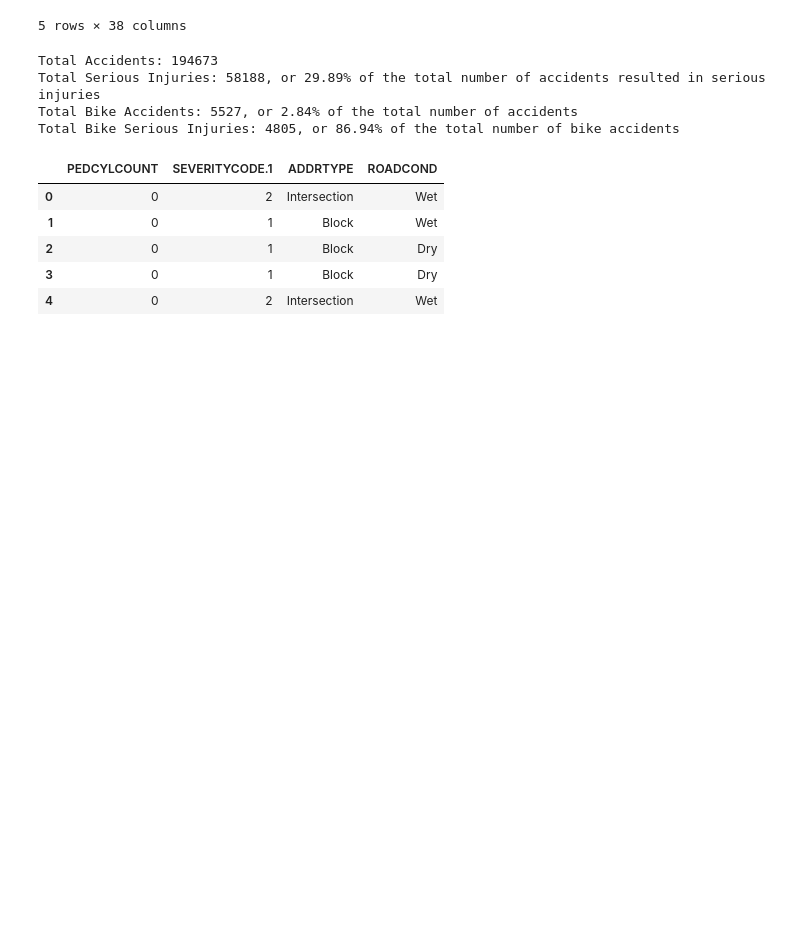
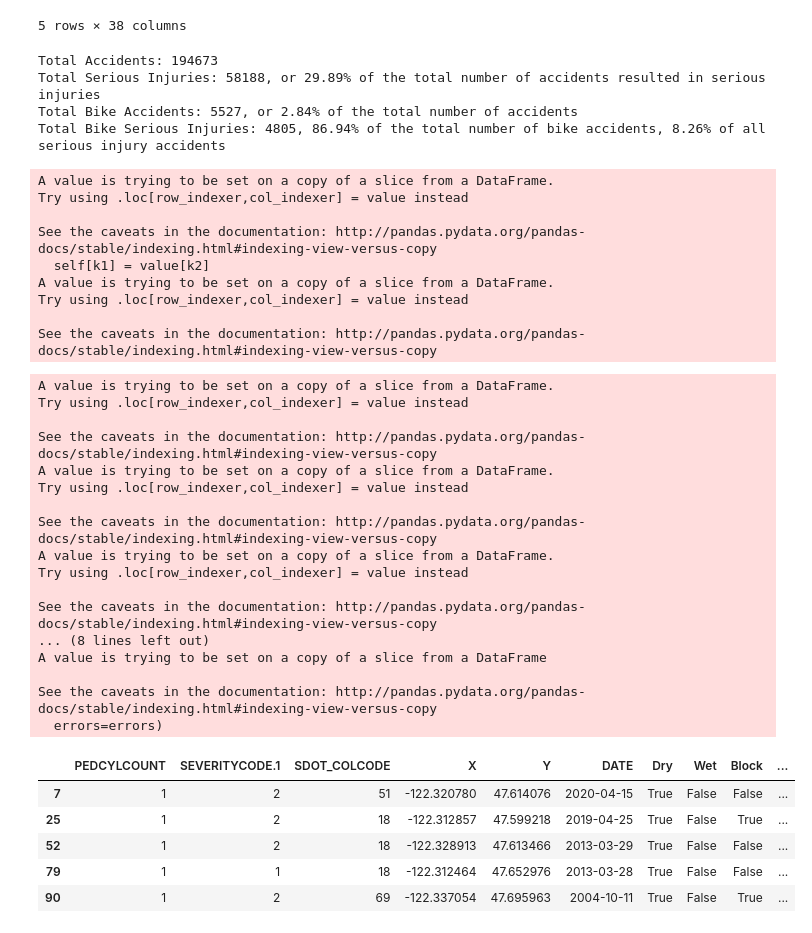
Before and after one commit to psilly-rabbit/Coursera_Capstone, a Jupyter notebook: Capstone Data Exploration.ipynb, the cells around one changed output. Drawn from its saved outputs; the diff is of its cells as text; code cells hidden in the pictures; blank space fills up the shorter version.

```diff
--- a/Capstone Data Exploration.ipynb
+++ b/Capstone Data Exploration.ipynb
@@ -32,23 +56,69 @@ for row in range(totalaccidents):
     if (df_og['PEDCYLCOUNT'][row] >= 1) and ((df_og['SEVERITYCODE.1'][row]) >= 2):
         total_bike_ser_inj = total_bike_ser_inj + 1
 percent_total_bike_ser_inj = round(((total_bike_ser_inj/totalbikes)*100),2)
-print(F"Total Bike Serious Injuries: {total_bike_ser_inj}, or {percent_total_bike_ser_inj}% of the total number of bike accidents")
+percent_bike_ser_inj_tototal = round(((total_bike_ser_inj/total_ser_inj)*100),2)
+print(F"Total Bike Serious Injuries: {total_bike_ser_inj}, {percent_total_bike_ser_inj}% of the total number of bike accidents, {percent_bike_ser_inj_tototal}% of all serious injury accidents ")
 # %% [output]
 Total Accidents: 194673
 Total Serious Injuries: 58188, or 29.89% of the total number of accidents resulted in serious injuries
 Total Bike Accidents: 5527, or 2.84% of the total number of accidents
-Total Bike Serious Injuries: 4805, or 86.94% of the total number of bike accidents
+Total Bike Serious Injuries: 4805, 86.94% of the total number of bike accidents, 8.26% of all serious injury accidents
 # %%
 # create a bike accident and location df
-df_loc_roadcond = df_og[['PEDCYLCOUNT', 'SEVERITYCODE.1', 'ADDRTYPE','ROADCOND']]
+df_loc_roadcond = df_og[['PEDCYLCOUNT', 'SEVERITYCODE.1', 'ADDRTYPE','ROADCOND','SDOT_COLCODE', 'X', 'Y', 'INCDATE']]
 location_len= len(df_loc_roadcond.index)
-df_loc_roadcond.head(5)
+df_loc_roadcond[['DATE','DROP']] = df_loc_roadcond.INCDATE.str.split(expand=True)
+df_loc_roadcond['DATE'] = pd.to_datetime(df_loc_roadcond['DATE'])
 # %% [output]
-|  | PEDCYLCOUNT | SEVERITYCODE.1 | ADDRTYPE | ROADCOND |
-| 0 | 0 | 2 | Intersection | Wet |
-| 1 | 0 | 1 | Block | Wet |
-| 2 | 0 | 1 | Block | Dry |
-| 3 | 0 | 1 | Block | Dry |
-| 4 | 0 | 2 | Intersection | Wet |
+A value is trying to be set on a copy of a slice from a DataFrame.
+Try using .loc[row_indexer,col_indexer] = value instead
+
+See the caveats in the documentation: http://pandas.pydata.org/pandas-docs/stable/indexing.html#indexing-view-versus-copy
+  self[k1] = value[k2]
+A value is trying to be set on a copy of a slice from a DataFrame.
+Try using .loc[row_indexer,col_indexer] = value instead
+
+See the caveats in the documentation: http://pandas.pydata.org/pandas-docs/stable/indexing.html#indexing-view-versus-copy
+# %%
+# drop all non-bike collisions from table
+df_final = df_loc_roadcond[df_loc_roadcond['PEDCYLCOUNT'] > 0]
+
+# Set Columns for Dry and Wet Roads
+df_final['Dry'] = np.where(df_final['ROADCOND'].str.contains("Dry"), True, False)
+df_final['Wet'] = np.where(df_final['ROADCOND'].str.contains("Wet"), True, False)
+
+# Set Columns for Alley, Intersections, and Block
+df_final['Block'] = np.where(df_final['ADDRTYPE'].str.contains("Block"), True, False)
+df_final['Intersection'] = np.where(df_final['ADDRTYPE'].str.contains("Intersection"), True, False)
+df_final['Alley'] = np.where(df_final['ADDRTYPE'].str.contains("Alley"), True, False)
+
+# drop the ADDRTYPE and ROADCOND column
+df_final.drop(['ADDRTYPE', 'ROADCOND', 'INCDATE', 'DROP'], axis=1, inplace=True)
+
+df_final.head()
+# %% [output]
+A value is trying to be set on a copy of a slice from a DataFrame.
+Try using .loc[row_indexer,col_indexer] = value instead
+
+See the caveats in the documentation: http://pandas.pydata.org/pandas-docs/stable/indexing.html#indexing-view-versus-copy
+A value is trying to be set on a copy of a slice from a DataFrame.
+Try using .loc[row_indexer,col_indexer] = value instead
+
+See the caveats in the documentation: http://pandas.pydata.org/pandas-docs/stable/indexing.html#indexing-view-versus-copy
+A value is trying to be set on a copy of a slice from a DataFrame.
+Try using .loc[row_indexer,col_indexer] = value instead
+
+See the caveats in the documentation: http://pandas.pydata.org/pandas-docs/stable/indexing.html#indexing-view-versus-copy
+... (8 lines left out)
+A value is trying to be set on a copy of a slice from a DataFrame
+
+See the caveats in the documentation: http://pandas.pydata.org/pandas-docs/stable/indexing.html#indexing-view-versus-copy
+  errors=errors)
+|  | PEDCYLCOUNT | SEVERITYCODE.1 | SDOT_COLCODE | X | Y | DATE | Dry | Wet | Block | ... |
+| 7 | 1 | 2 | 51 | -122.320780 | 47.614076 | 2020-04-15 | True | False | False | ... |
+| 25 | 1 | 2 | 18 | -122.312857 | 47.599218 | 2019-04-25 | True | False | True | ... |
+| 52 | 1 | 2 | 18 | -122.328913 | 47.613466 | 2013-03-29 | True | False | False | ... |
+| 79 | 1 | 1 | 18 | -122.312464 | 47.652976 | 2013-03-28 | True | False | False | ... |
+| 90 | 1 | 2 | 69 | -122.337054 | 47.695963 | 2004-10-11 | True | False | True | ... |
 # %%
 # Bike Accidents at Blocks
```
Also changed, not shown: parts of 13 cells of this notebook.
